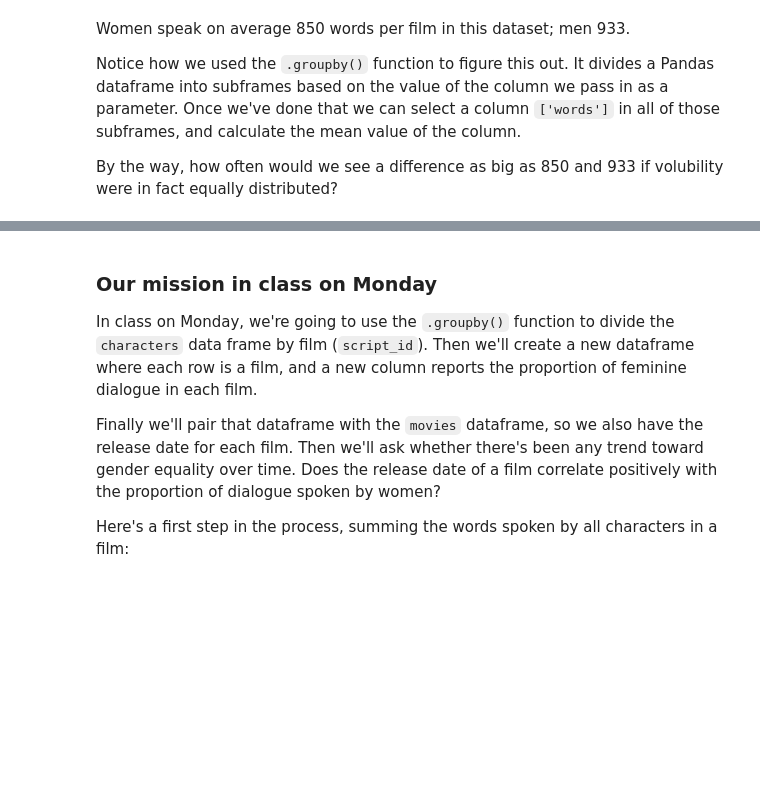
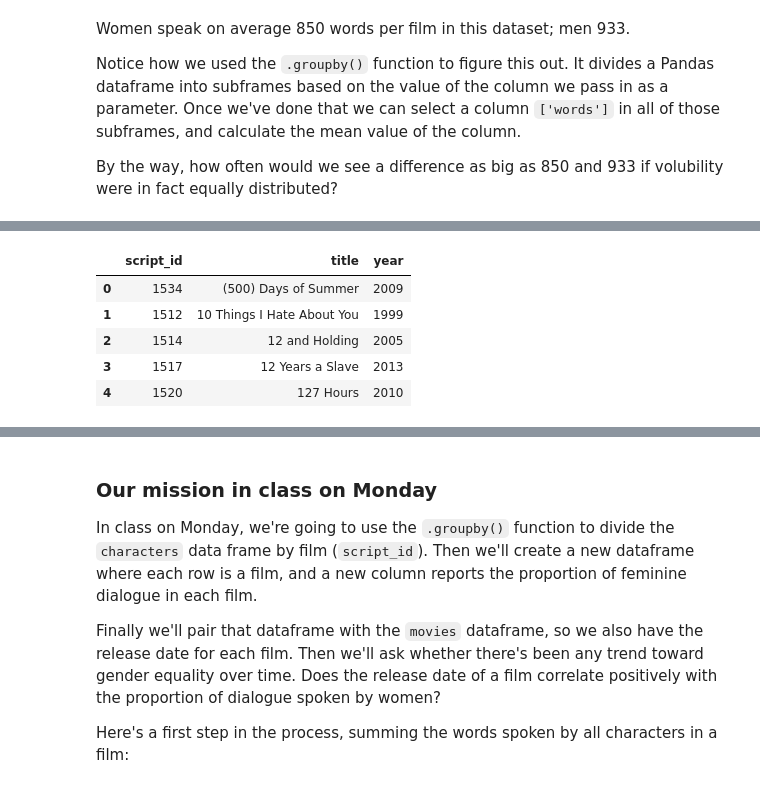
Before and after one commit to tedunderwood/is417, a Jupyter notebook: labs/Feb1Pandas/MoviesAndStatistics.ipynb, the cells around one changed output, grey strips where cells are left out. Saved outputs shown, nothing was run; the diff lists cells and outputs as text; code cells hidden in the pictures; blank space fills up the shorter version.

```diff
--- a/labs/Feb1Pandas/MoviesAndStatistics.ipynb
+++ b/labs/Feb1Pandas/MoviesAndStatistics.ipynb
@@ -300,0 +382,10 @@ By the way, how often would we see a difference as big as 850 and 933 if volubil
+# %%
+frame2 = movies.loc[: , ['script_id', 'title', 'year']]
+frame2.head()
+# %% [output]
+|  | script_id | title | year |
+| 0 | 1534 | (500) Days of Summer | 2009 |
+| 1 | 1512 | 10 Things I Hate About You | 1999 |
+| 2 | 1514 | 12 and Holding | 2005 |
+| 3 | 1517 | 12 Years a Slave | 2013 |
+| 4 | 1520 | 127 Hours | 2010 |
```
Also changed, not shown: parts of 21 cells of this notebook, 2 other files.
